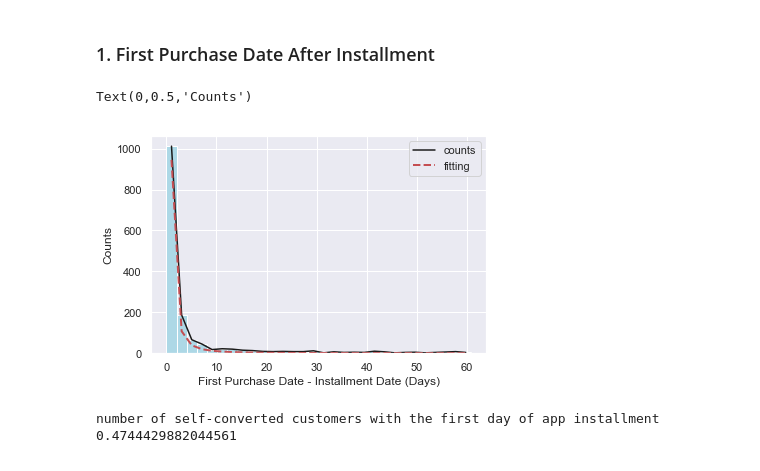
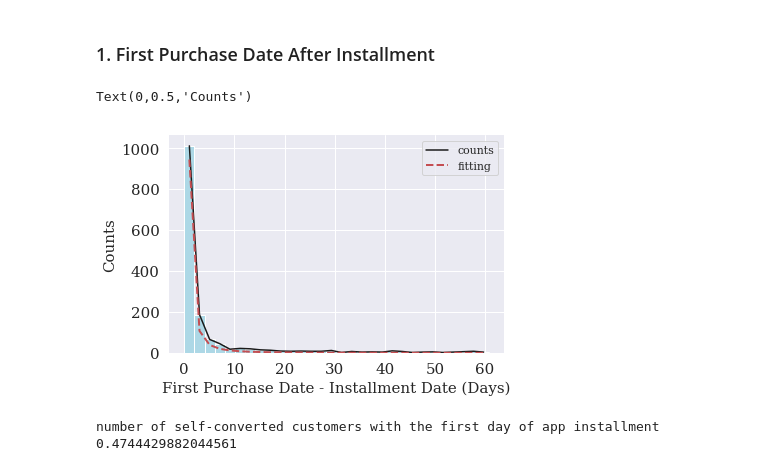
Before and after one commit to hanzhang0420/Target_Customers, a Jupyter notebook: hw_group.ipynb, the cells around one changed output. Drawn from its saved outputs; the diff is of its cells as text; code cells hidden in the pictures.

```diff
--- a/hw_group.ipynb
+++ b/hw_group.ipynb
@@ -52,6 +52,18 @@ from datetime import datetime,date
 import hw
 from hw import *
 #from house_functions import *
+# %%
+sns.set()
+# This is used as a hack in Jupyter Notebook to make seabron plots bigger. Call before making a plot.
+def setplt(r=1, c=1, w=15, h=9, **kwargs):
+    f, axs = plt.subplots(r, c, figsize=(w, h), **kwargs)
+    sns.despine(f, left=True, bottom=True)
+    mpl.rcParams['font.family'] = 'serif'
+    mpl.rcParams['axes.labelsize'] = 15
+    mpl.rcParams['xtick.labelsize'] = 15
+    mpl.rcParams['ytick.labelsize'] = 15
+    rc('axes', linewidth=3)
+    return axs
 # %%
 df = pd.read_csv('query_result.csv') # all the columns become object datatype, results from SQL selection
 print('Len of the data',len(df))
@@ -64,7 +76,7 @@ Len of the data 22576
 # %%
 df['install_date']=df['install_date'].astype('datetime64[ns]')
 # %%
-for col in ['session_ts', 'spend_ts', 'iaps_ts', 'rev', 'amount']:
+for col in ['session_ts', 'spend_ts', 'iaps_ts', 'rev', 'amount','session_date']:
     df[col] = df[col][pd.notnull(df[col])].str.split(",")
 # %%
 df['delta_days_iaps'] = df.apply(lambda x: get_time_delta(x['iaps_ts'],x['install_date']),axis=1)
@@ -77,6 +89,8 @@ df['amount'] = df['amount'][pd.notnull(df['amount'])].apply(lambda x:list(map(in
 
 df['rev_sum'] = df['rev'][pd.notnull(df['rev'])].apply(sum)
 df['amount_sum'] = df['amount'][pd.notnull(df['amount'])].apply(sum)
+
+df['active_session_days'] = df['session_date'][pd.notnull(df['session_date'])].apply(unique).apply(len)
 # %% [markdown]
 ### 1. First Purchase Date After Installment
 # %%
@@ -84,15 +99,16 @@ rev_customer = df[df['rev'].notnull()]
 # %%
+plt1 = setplt(w=6, h=4)
 first_purchase_date = rev_customer['delta_days_iaps'][rev_customer['delta_days_iaps'].notnull()].apply(lambda x: x[0])
 counts, bins, bars = plt.hist(first_purchase_date,bins=30,color='lightblue')
 x = (bins[1:]+bins[:-1])/2.0
 plt.plot(x, counts,'k-',label = 'counts')
 plt.plot(x,1000/(x)**2,'r--',linewidth =2,label = 'fitting')
 plt.legend()
 plt.xlabel('First Purchase Date - Installment Date (Days)')
 plt.ylabel('Counts')
 # %% [output]
 Text(0,0.5,'Counts')
-[figure, old version]
+[figure, new version]
 # %%
 print('number of self-converted customers with the first day of app installment',
       sum(first_purchase_date<=1)/len(first_purchase_date))
```
Also changed, not shown: parts of 16 cells of this notebook.
